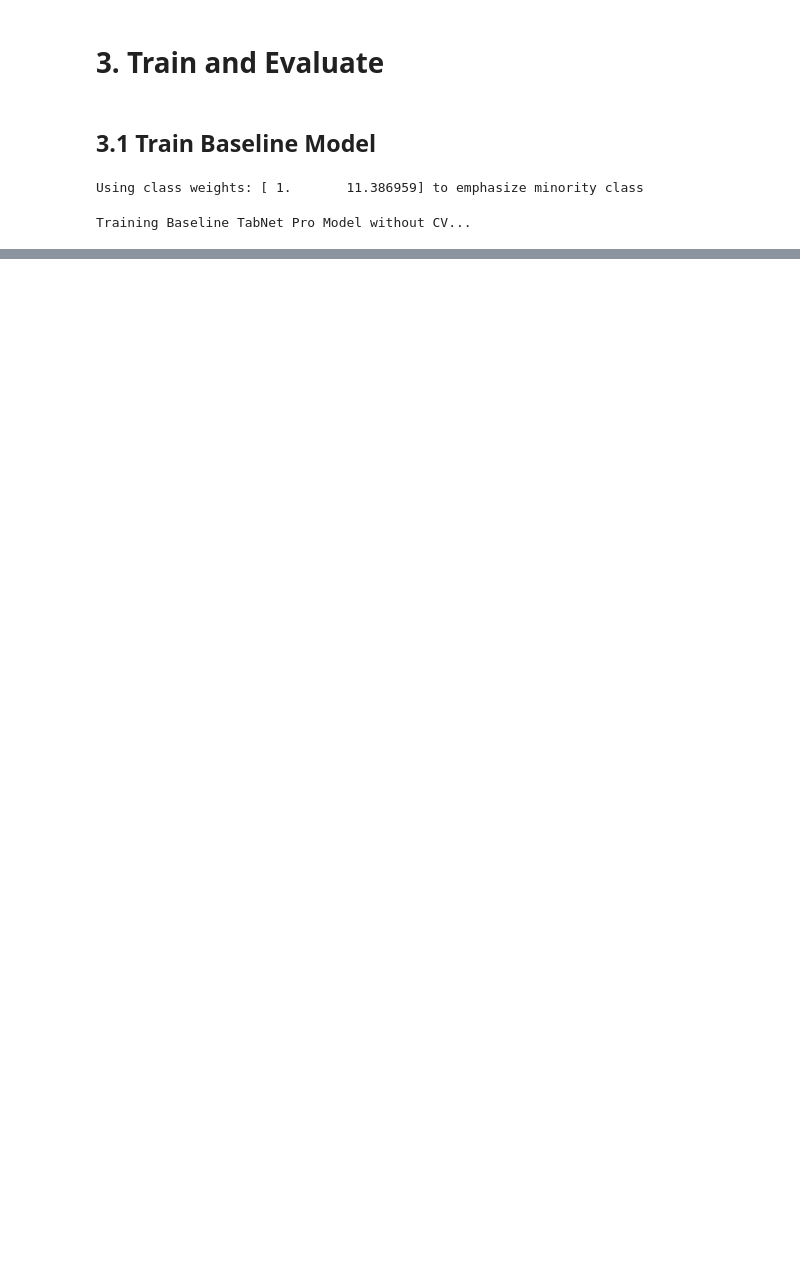
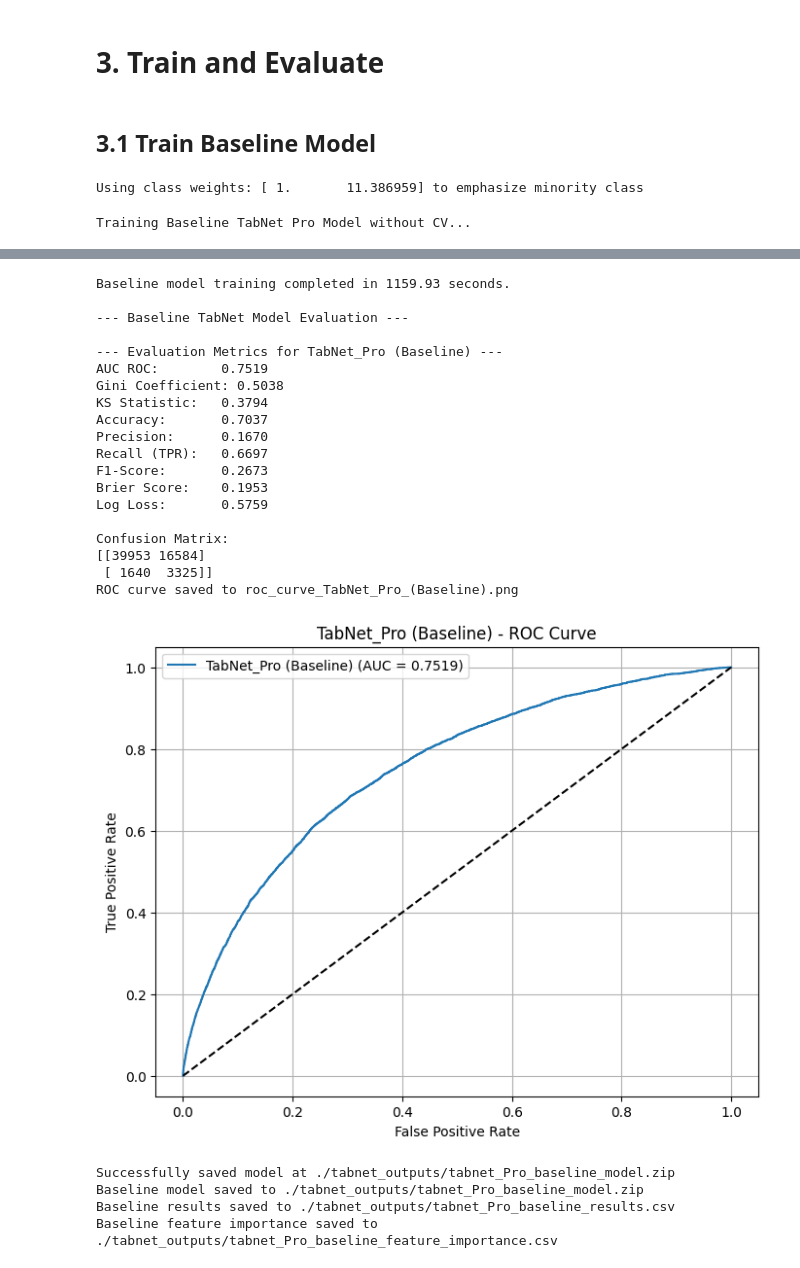
Before and after one commit to chienlax/CreditRiskProject, a Jupyter notebook: notebooks/08_Model_TabNet_Pro_Params.ipynb, the cells around one changed output, grey strips where cells are left out. Cells and saved outputs as stored; diff of their text form; code cells hidden in the pictures; blank space fills up the shorter version.

Commit message:
update result

```diff
--- a/notebooks/08_Model_TabNet_Pro_Params.ipynb
+++ b/notebooks/08_Model_TabNet_Pro_Params.ipynb
@@ -144,8 +144,8 @@ Using device: cuda
 # --- Load Data ---
 print("Loading preProcessed data...")
 try:
-    train_df = pd.read_csv(DATA_PATH + 'train_final.csv')
-    test_df = pd.read_csv(DATA_PATH + 'test_final.csv')
+    train_df = pd.read_csv(DATA_PATH + 'train.csv')
+    test_df = pd.read_csv(DATA_PATH + 'test.csv')
     print("Data loaded successfully.")
 except FileNotFoundError as e:
     print(f"Error: {e}. Make sure 'train.csv' and 'test.csv' are in {DATA_PATH}")
@@ -223,9 +223,9 @@ Using class weights: [ 1.       11.386959] to emphasize minority class
 print("\nTraining Baseline TabNet Pro Model without CV...")
 
 TABNET_PARAMS = dict(
-    n_d=128, n_a=128, n_steps=6, n_independent=2, n_shared=2,
-    mask_type='sparsemax', gamma=1.7, lambda_sparse=0.001,
-    optimizer_fn=torch.optim.Adam, optimizer_params=dict(lr=0.0005),
+    n_d=64, n_a=64, n_steps=5, n_independent=3, n_shared=3,
+    mask_type='sparsemax', gamma=1.5, lambda_sparse=0.0001,
+    optimizer_fn=torch.optim.Adam, optimizer_params=dict(lr=0.005),
     scheduler_fn=torch.optim.lr_scheduler.ReduceLROnPlateau,
     scheduler_params=dict(
         mode="max", patience=20, min_lr=1e-6, factor=0.95),
@@ -250,7 +250,7 @@ tabnet_baseline.fit(
     X_train=X_train_base, y_train=y_train_base,
     eval_set=[(X_val_base, y_val_base)],
     eval_name=['validation'],
-    eval_metric=['logloss','auc', 'accuracy', 'balanced_accuracy'],
+    eval_metric=['logloss', 'balanced_accuracy', 'accuracy', 'auc',],
     max_epochs=MAX_EPOCHS,
     patience=PATIENCE,
     batch_size=BATCH_SIZE,
@@ -318,3 +316,27 @@ epoch 16 | loss: 0.79909 | validation_logloss: 0.66816 | validation_auc: 0.62019
+Baseline model training completed in 1159.93 seconds.
+
+--- Baseline TabNet Model Evaluation ---
+
+--- Evaluation Metrics for TabNet_Pro (Baseline) ---
+AUC ROC:        0.7519
+Gini Coefficient: 0.5038
+KS Statistic:   0.3794
+Accuracy:       0.7037
+Precision:      0.1670
+Recall (TPR):   0.6697
+F1-Score:       0.2673
+Brier Score:    0.1953
+Log Loss:       0.5759
+
+Confusion Matrix:
+[[39953 16584]
+ [ 1640  3325]]
+ROC curve saved to roc_curve_TabNet_Pro_(Baseline).png
+[figure, added]
+Successfully saved model at ./tabnet_outputs/tabnet_Pro_baseline_model.zip
+Baseline model saved to ./tabnet_outputs/tabnet_Pro_baseline_model.zip
+Baseline results saved to ./tabnet_outputs/tabnet_Pro_baseline_results.csv
+Baseline feature importance saved to ./tabnet_outputs/tabnet_Pro_baseline_feature_importance.csv
 # %%
 # Get the optimal threshold using the validation set
 optimal_threshold = find_optimal_threshold_j_statistic(y_val_base, tabnet_baseline.predict_proba(X_val_base)[:, 1])
```
Also changed, not shown: parts of 3 cells of this notebook, 14 other files.
